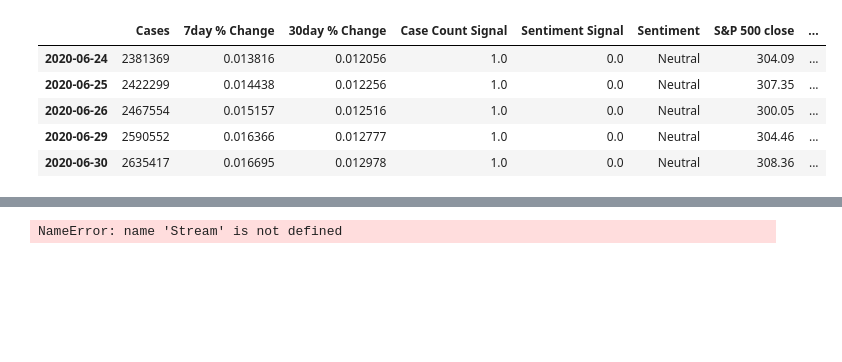
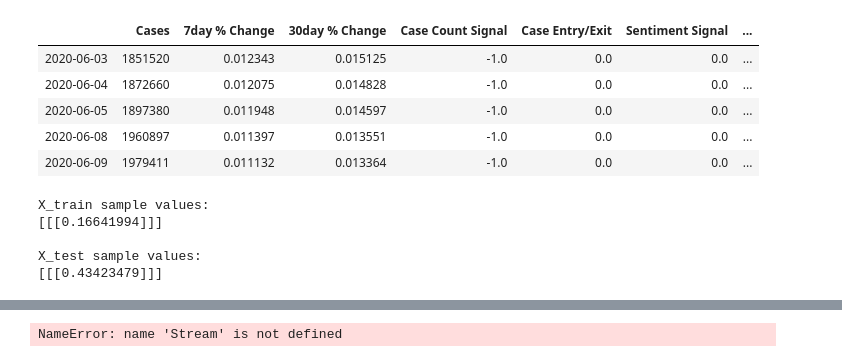
Before and after one commit to awanzek/FinTech_Project2, a Jupyter notebook: dashboard.ipynb, the cells around one changed output, grey strips where cells are left out. Cells and saved outputs as stored; diff of their text form; code cells hidden in the pictures; blank space fills up the shorter version.

Commit message:
updated file to include deep learning model in main dashboard. Created individual signal plots and overall combined signal plot.

```diff
--- a/dashboard.ipynb
+++ b/dashboard.ipynb
@@ -117,7 +119,7 @@ def covid_case_count(case_count_df):
 
     case_count_signals_df['Case Count Signal'] = 0.0
     case_count_signals_df['Case Count Signal'][short_window:] = np.where(case_count_signals_df['7day % Change'][short_window:] > case_count_signals_df['30day % Change'][short_window:], 1.0, -1.0)
-
+    case_count_signals_df['Case Entry/Exit']=case_count_signals_df['Case Count Signal'].diff()
     return case_count_signals_df
 # %%
 def covid_sentiment(newsapi):
@@ -186,6 +188,10 @@ def covid_sentiment(newsapi):
 
     sentiment_signal_df=pd.concat([daily_signal_df,daily_sentiment_df],join='inner', axis=1)
     sentiment_signal_df.sort_index(inplace=True, ascending=True)
+
+    # Calculate when a entry or exit should be made 1 or -1
+    sentiment_signal_df["Sentiment Entry/Exit"] = sentiment_signal_df["Sentiment Signal"].diff()
+
     return sentiment_signal_df
 # %%
 def get_EMA(all_returns_df):
@@ -229,7 +235,7 @@ def get_EMA(all_returns_df):
     sp500_signals["EWM50"][short_window:] > sp500_signals["EWM100"][short_window:], 1.0, 0.0
 )
     # Calculate the points in time at which a position should be taken, 1 or -1
-    sp500_signals["Entry/Exit"] = sp500_signals["Signal"].diff()
+    sp500_signals["EMA Entry/Exit"] = sp500_signals["Signal"].diff()
 
     return sp500_signals
 # %%
@@ -252,18 +257,18 @@ EMA_signal_df.head()
 # %%
 def get_trading_signals(case_count_signals_df,sentiment_signal_df,EMA_signal_df):
-    case_count_signals_df=case_count_signals_df.tail(29)
-    EMA_signal_df=EMA_signal_df.tail(29)
+    #case_count_signals_df=case_count_signals_df.tail(29)
+    #EMA_signal_df=EMA_signal_df.tail(29)
     trading_signals_df=pd.concat([case_count_signals_df, sentiment_signal_df,EMA_signal_df],axis=1,join="inner")
     trading_signals_df['Signal']=trading_signals_df['Case Count Signal']+trading_signals_df['Sentiment Signal']
-    trading_signals_df['Entry/Exit']=trading_signals_df['Signal'].diff()
+    trading_signals_df['Overall Entry/Exit']=trading_signals_df['Signal'].diff()
     return trading_signals_df
 # %%
 trading_signals_df=get_trading_signals(case_count_signals_df,sentiment_signal_df,EMA_signal_df)
-trading_signals_df.tail()
+trading_signals_df.head()
 # %% [output]
-|  | Cases | 7day % Change | 30day % Change | Case Count Signal | Sentiment Signal | Sentiment | S&P 500 close | ... |
-| 2020-06-24 | 2381369 | 0.013816 | 0.012056 | 1.0 | 0.0 | Neutral | 304.09 | ... |
-| 2020-06-25 | 2422299 | 0.014438 | 0.012256 | 1.0 | 0.0 | Neutral | 307.35 | ... |
-| 2020-06-26 | 2467554 | 0.015157 | 0.012516 | 1.0 | 0.0 | Neutral | 300.05 | ... |
-| 2020-06-29 | 2590552 | 0.016366 | 0.012777 | 1.0 | 0.0 | Neutral | 304.46 | ... |
-| 2020-06-30 | 2635417 | 0.016695 | 0.012978 | 1.0 | 0.0 | Neutral | 308.36 | ... |
+|  | Cases | 7day % Change | 30day % Change | Case Count Signal | Case Entry/Exit | Sentiment Signal | ... |
+| 2020-06-03 | 1851520 | 0.012343 | 0.015125 | -1.0 | 0.0 | 0.0 | ... |
+| 2020-06-04 | 1872660 | 0.012075 | 0.014828 | -1.0 | 0.0 | 0.0 | ... |
+| 2020-06-05 | 1897380 | 0.011948 | 0.014597 | -1.0 | 0.0 | 0.0 | ... |
+| 2020-06-08 | 1960897 | 0.011397 | 0.013551 | -1.0 | 0.0 | 0.0 | ... |
+| 2020-06-09 | 1979411 | 0.011132 | 0.013364 | -1.0 | 0.0 | 0.0 | ... |
@@ -269,0 +312,12 @@ trading_signals_df.tail()
+# %%
+# Reshape the features for the model
+X_train = X_train.reshape((X_train.shape[0], X_train.shape[1], 1))
+X_test = X_test.reshape((X_test.shape[0], X_test.shape[1], 1))
+print (f"X_train sample values:\n{X_train[:1]} \n")
+print (f"X_test sample values:\n{X_test[:1]}")
+# %% [output]
+X_train sample values:
+[[[0.16641994]]]
+
+X_test sample values:
+[[[0.43423479]]]
```
Also changed, not shown: parts of 21 cells of this notebook.
